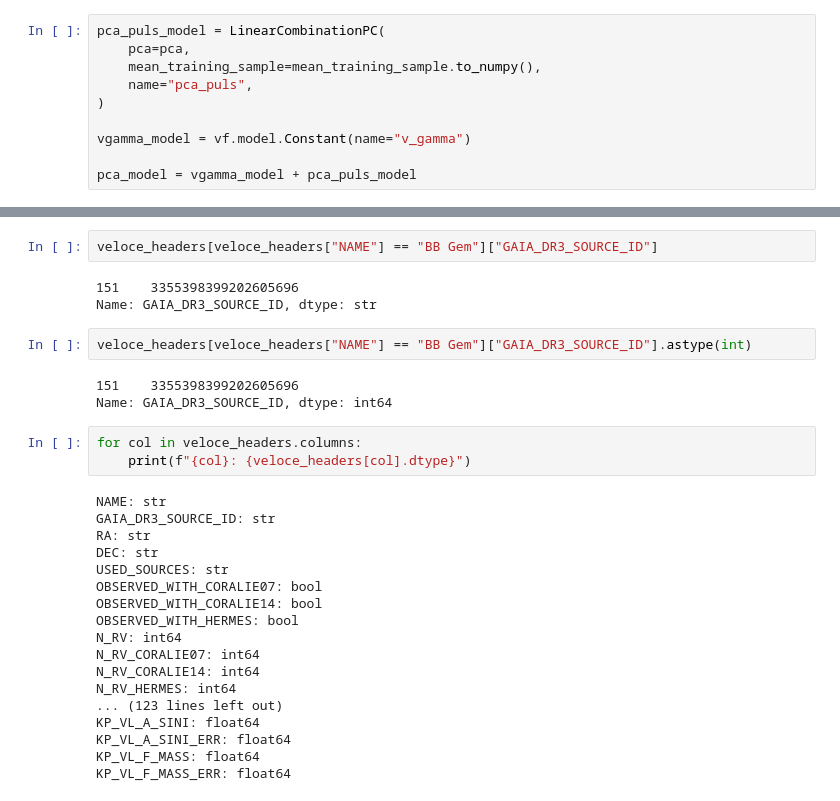
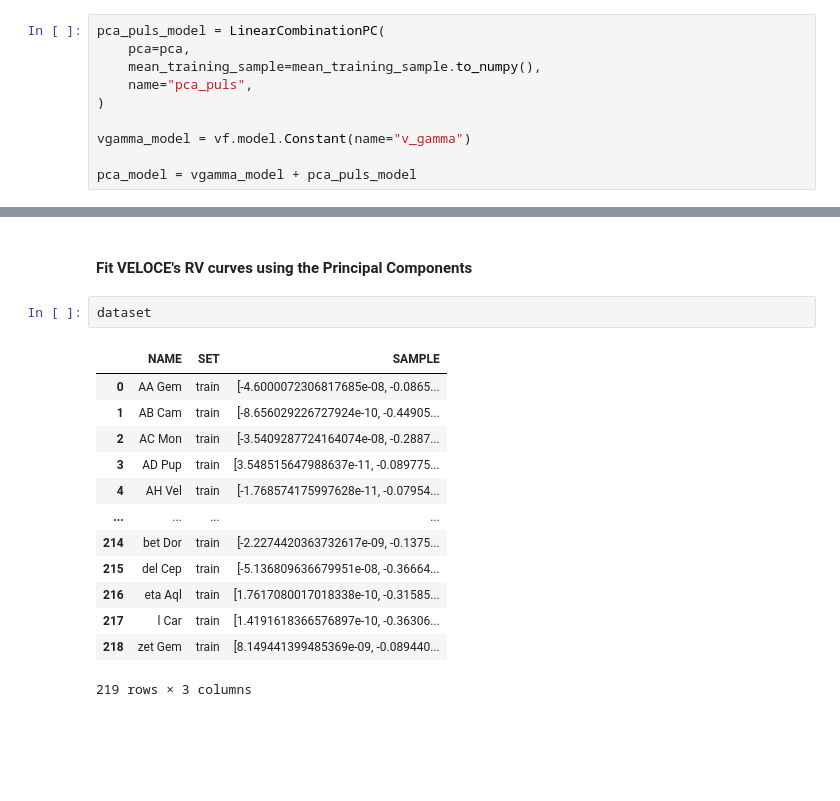
Before and after one commit to giordiviv/veloce-framework, a Jupyter notebook: notebooks/veloceIII_framework.ipynb, the cells around one changed output, grey strips where cells are left out. Saved outputs shown, nothing was run; the diff lists cells and outputs as text; blank space fills up the shorter version.

```diff
--- a/notebooks/veloceIII_framework.ipynb
+++ b/notebooks/veloceIII_framework.ipynb
@@ -1385,31 +1398,18 @@ veloce_headers[
-# %%
-veloce_headers[veloce_headers["NAME"] == "BB Gem"]["GAIA_DR3_SOURCE_ID"]
-# %% [output]
-151    3355398399202605696
-Name: GAIA_DR3_SOURCE_ID, dtype: str
-# %%
-veloce_headers[veloce_headers["NAME"] == "BB Gem"]["GAIA_DR3_SOURCE_ID"].astype(int)
-# %% [output]
-151    3355398399202605696
-Name: GAIA_DR3_SOURCE_ID, dtype: int64
-# %%
-for col in veloce_headers.columns:
-    print(f"{col}: {veloce_headers[col].dtype}")
-# %% [output]
-NAME: str
-GAIA_DR3_SOURCE_ID: str
-RA: str
-DEC: str
-USED_SOURCES: str
-OBSERVED_WITH_CORALIE07: bool
-OBSERVED_WITH_CORALIE14: bool
-OBSERVED_WITH_HERMES: bool
-N_RV: int64
-N_RV_CORALIE07: int64
-N_RV_CORALIE14: int64
-N_RV_HERMES: int64
-... (123 lines left out)
-KP_VL_A_SINI: float64
-KP_VL_A_SINI_ERR: float64
-KP_VL_F_MASS: float64
-KP_VL_F_MASS_ERR: float64
+# %% [markdown]
+#### Fit VELOCE's RV curves using the Principal Components
+# %%
+dataset
+# %% [output]
+|  | NAME | SET | SAMPLE |
+| 0 | AA Gem | train | [-4.6000072306817685e-08, -0.0865... |
+| 1 | AB Cam | train | [-8.656029226727924e-10, -0.44905... |
+| 2 | AC Mon | train | [-3.5409287724164074e-08, -0.2887... |
+| 3 | AD Pup | train | [3.548515647988637e-11, -0.089775... |
+| 4 | AH Vel | train | [-1.768574175997628e-11, -0.07954... |
+| ... | ... | ... | ... |
+| 214 | bet Dor | train | [-2.2274420363732617e-09, -0.1375... |
+| 215 | del Cep | train | [-5.136809636679951e-08, -0.36664... |
+| 216 | eta Aql | train | [1.7617080017018338e-10, -0.31585... |
+| 217 | l Car | train | [1.4191618366576897e-10, -0.36306... |
+| 218 | zet Gem | train | [8.149441399485369e-09, -0.089440... |
+219 rows × 3 columns
```
Also changed, not shown: parts of 66 cells of this notebook.
